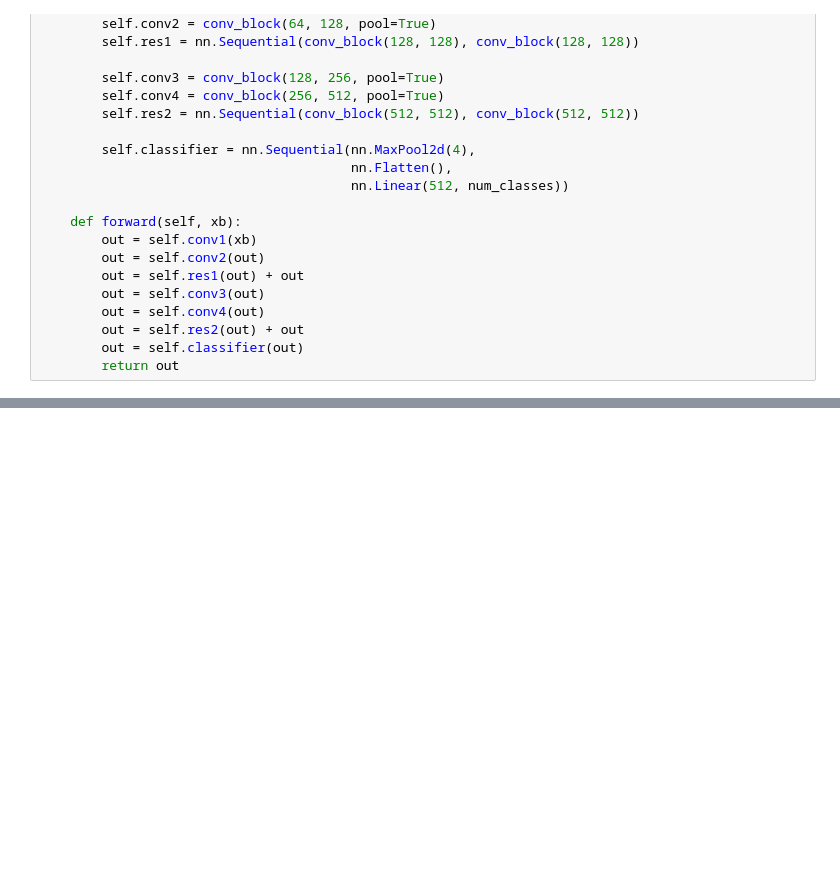
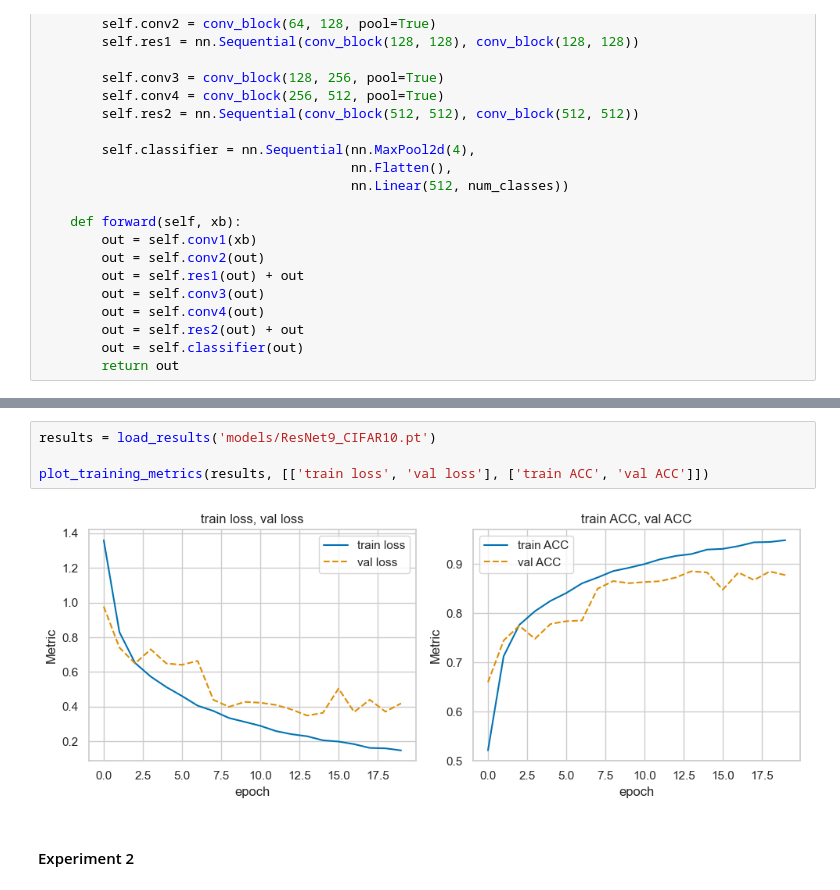
Before and after one commit to nkoranda97/DS776, a Jupyter notebook: Lesson_03_Better_Training/L03_4_Schedulers_with_CIFAR10.ipynb, the cells around one changed output, grey strips where cells are left out. Cells and saved outputs as stored; diff of their text form; blank space fills up the shorter version.

```diff
--- a/Lesson_03_Better_Training/L03_4_Schedulers_with_CIFAR10.ipynb
+++ b/Lesson_03_Better_Training/L03_4_Schedulers_with_CIFAR10.ipynb
@@ -346,0 +397,8 @@ class ResNet9(nn.Module):
+# %%
+results = load_results('models/ResNet9_CIFAR10.pt')
+
+plot_training_metrics(results, [['train loss', 'val loss'], ['train ACC', 'val ACC']])
+# %% [output]
+[figure, added]
+# %% [markdown]
+#### Experiment 2
```
Also changed, not shown: parts of 37 cells of this notebook, 21 other files.
